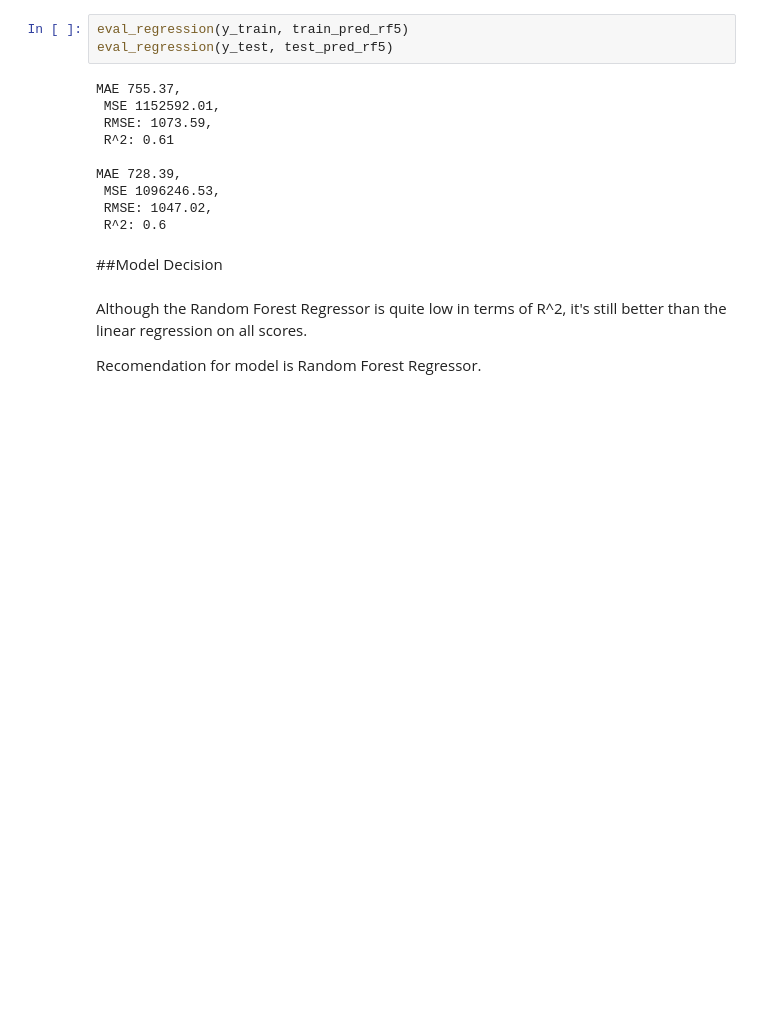
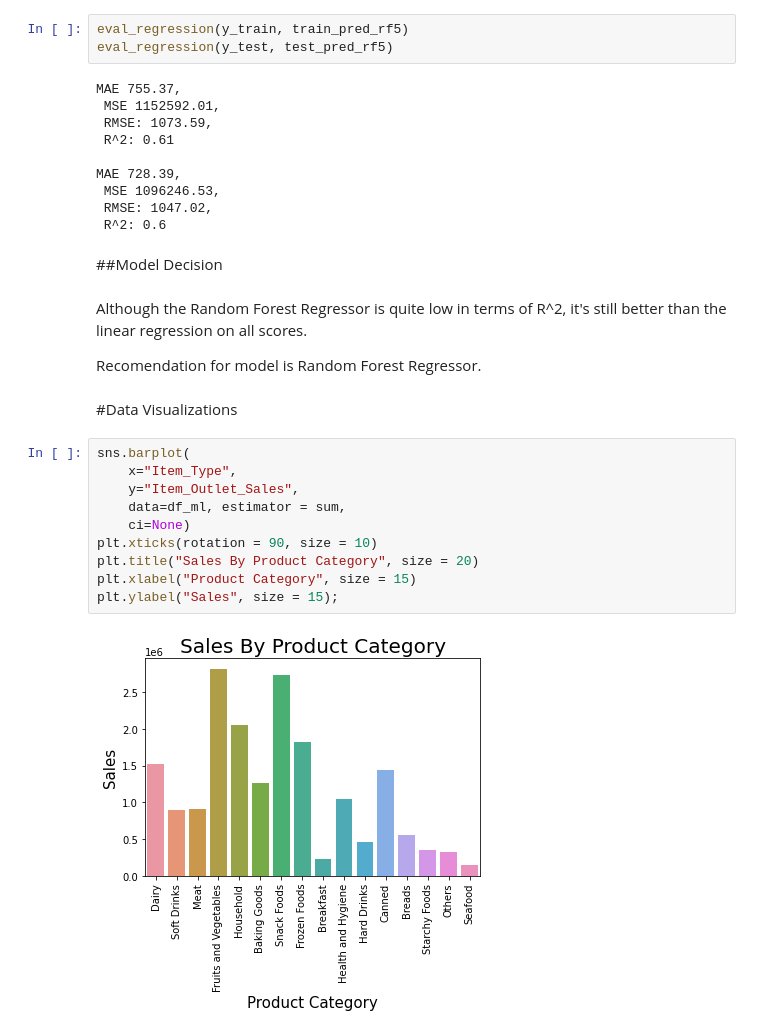
Before and after one commit to susansunshin/FoodPredictionProject, a Jupyter notebook: Project_1_Final.ipynb, the cells around one changed output. Cells and saved outputs as stored; diff of their text form; blank space fills up the shorter version.

```diff
--- a/Project_1_Final.ipynb
+++ b/Project_1_Final.ipynb
@@ -415,3 +415,17 @@ MAE 728.39,
 Although the Random Forest Regressor is quite low in terms of R^2, it's still better than the linear regression on all scores.
 
 Recomendation for model is Random Forest Regressor.
+# %% [markdown]
+#Data Visualizations
+# %%
+sns.barplot(
+    x="Item_Type",
+    y="Item_Outlet_Sales",
+    data=df_ml, estimator = sum,
+    ci=None)
+plt.xticks(rotation = 90, size = 10)
+plt.title("Sales By Product Category", size = 20)
+plt.xlabel("Product Category", size = 15)
+plt.ylabel("Sales", size = 15);
+# %% [output]
+[figure, added]
```
Also changed, not shown: parts of 1 cell of this notebook.
